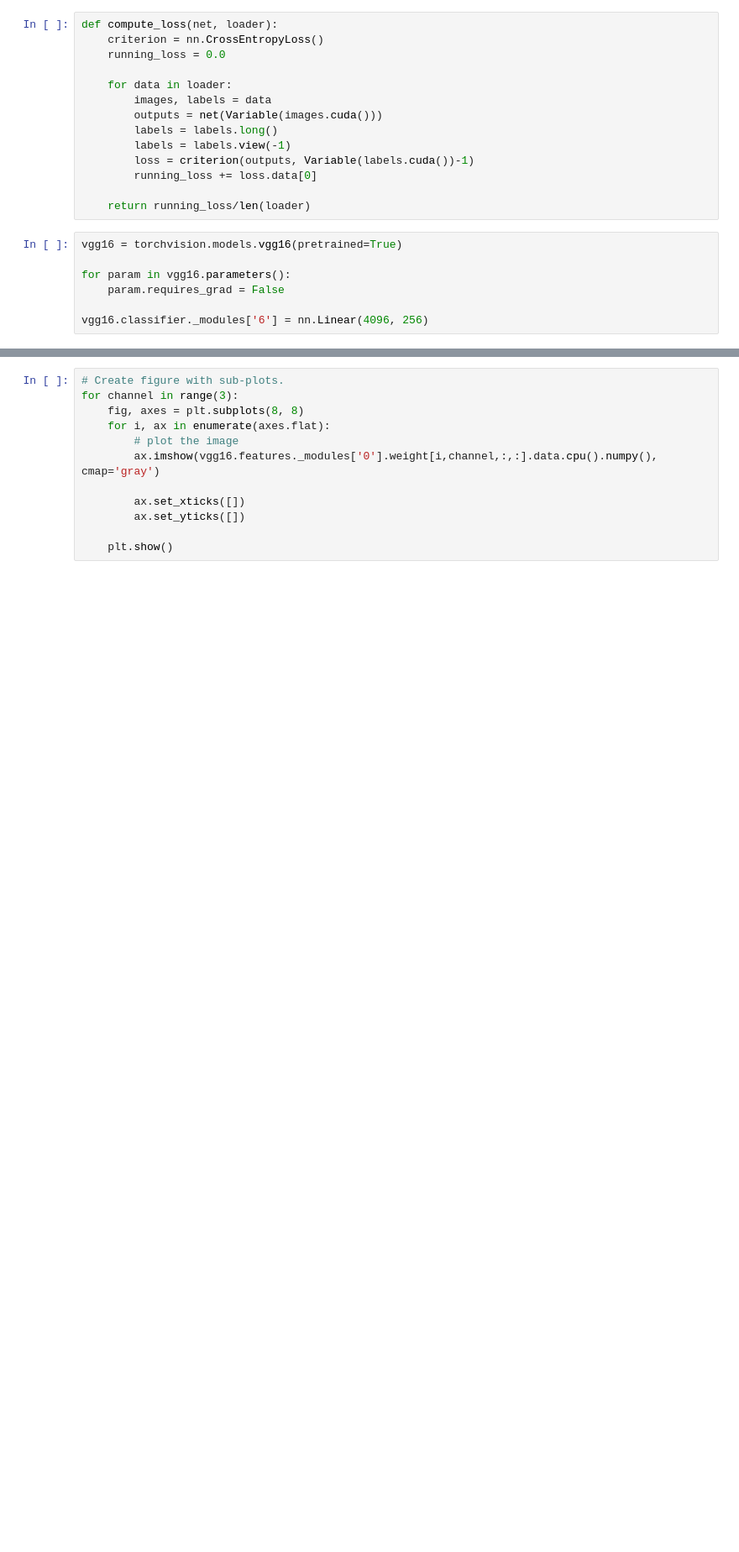
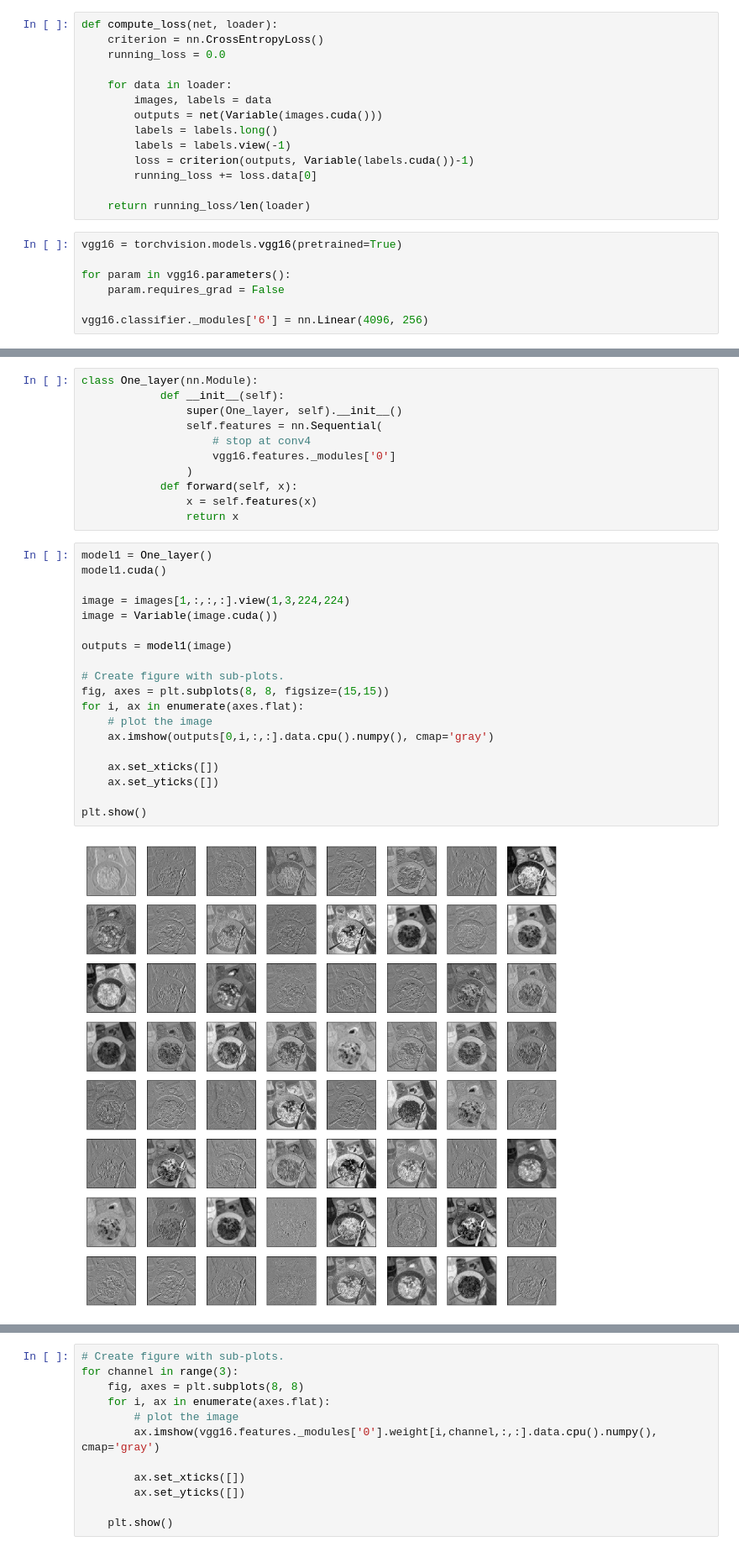
Before and after one commit to Xinyang622/PA3, a Jupyter notebook: Part2.ipynb, the cells around one changed output, grey strips where cells are left out. Shown at 84% size. Cells and saved outputs as stored; diff of their text form; blank space fills up the shorter version.

```diff
--- a/Part2.ipynb
+++ b/Part2.ipynb
@@ -370,0 +402,32 @@ vgg16.classifier._modules['6'] = nn.Linear(4096, 256)
+# %%
+class One_layer(nn.Module):
+            def __init__(self):
+                super(One_layer, self).__init__()
+                self.features = nn.Sequential(
+                    # stop at conv4
+                    vgg16.features._modules['0']
+                )
+            def forward(self, x):
+                x = self.features(x)
+                return x
+# %%
+model1 = One_layer()
+model1.cuda()
+
+image = images[1,:,:,:].view(1,3,224,224)
+image = Variable(image.cuda())
+
+outputs = model1(image)
+
+# Create figure with sub-plots.
+fig, axes = plt.subplots(8, 8, figsize=(15,15))
+for i, ax in enumerate(axes.flat):
+    # plot the image
+    ax.imshow(outputs[0,i,:,:].data.cpu().numpy(), cmap='gray')
+
+    ax.set_xticks([])
+    ax.set_yticks([])
+
+plt.show()
+# %% [output]
+[figure, added]
```
Also changed, not shown: parts of 19 cells of this notebook.
